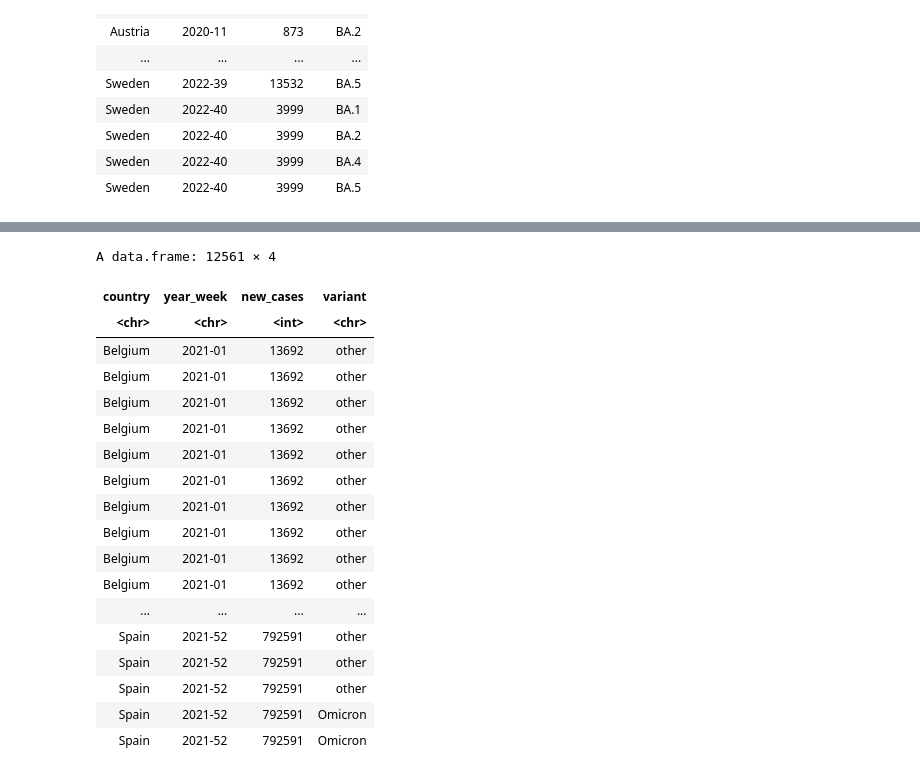
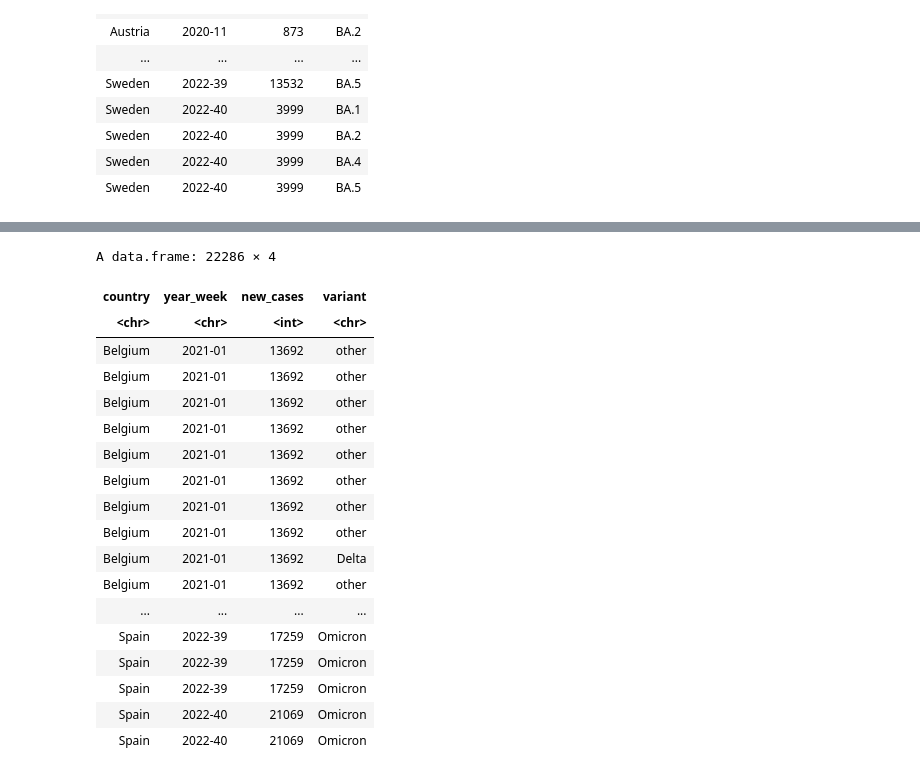
Before and after one commit to DanielHuangjiakang/Bird_Bone_Classification-DSCI100GroupProject, a Jupyter notebook: Data sci 100 group_128.ipynb, the cells around one changed output, grey strips where cells are left out. Saved outputs shown, nothing was run; the diff lists cells and outputs as text; code cells hidden in the pictures.

```diff
--- a/Data sci 100 group_128.ipynb
+++ b/Data sci 100 group_128.ipynb
@@ -75,6 +86,6 @@ A data.frame: 19467 × 4
 | Sweden | 2022-40 | 3999 | BA.5 |
 # %%
 covid_data_step2 <- covid_data_step0 |>
-     filter(substr(year_week, 1, 4) == "2021")
+     filter(substr(year_week, 1, 4) == "2021" | substr(year_week, 1, 4) == "2022")
 covid_data_step2
 # %% [output]
@@ -149,7 +187,10 @@ A data.frame: 12561 × 4
 # %%
 # rename the B.1.1.529, BA.1, BA.1.1, BA.2, BA.3, BA.4 and BA.5  to Omicron
+# rename the B.1.617.2 to Delta
 covid_data_step4 <- covid_data_top10 |>
      mutate(variant=ifelse(variant == "B.1.1.529" |variant == "BA.1"|variant == "BA.1.1"|variant == "BA.2"
                            |variant == "BA.3"|variant == "BA.4"|variant == "BA.5","Omicron",variant))
-covid_data_step4
+covid_data_step5 <- covid_data_step4 |>
+    mutate(variant=ifelse(variant == "B.1.617.2","Delta",variant))
+covid_data_step5
 # %% [output]
@@ -175,26 +216,26 @@ A data.frame: 12561 × 4
 # %%
 #rename the other variant into Other
-covid_data_step5 <- covid_data_step4 |>
-     mutate(variant=ifelse(variant != "Omicron","other",variant))
-covid_data_step5
+covid_data_step6 <- covid_data_step5 |>
+     mutate(variant=ifelse(variant != "Omicron" & variant != "Delta", "other",variant))
+covid_data_step6
 # %% [output]
-A data.frame: 12561 × 4
+A data.frame: 22286 × 4
 | country | year_week | new_cases | variant |
 | <chr> | <chr> | <int> | <chr> |
 | Belgium | 2021-01 | 13692 | other |
 | Belgium | 2021-01 | 13692 | other |
 | Belgium | 2021-01 | 13692 | other |
 | Belgium | 2021-01 | 13692 | other |
 | Belgium | 2021-01 | 13692 | other |
 | Belgium | 2021-01 | 13692 | other |
 | Belgium | 2021-01 | 13692 | other |
 | Belgium | 2021-01 | 13692 | other |
-| Belgium | 2021-01 | 13692 | other |
+| Belgium | 2021-01 | 13692 | Delta |
 | Belgium | 2021-01 | 13692 | other |
 | ... | ... | ... | ... |
-| Spain | 2021-52 | 792591 | other |
-| Spain | 2021-52 | 792591 | other |
-| Spain | 2021-52 | 792591 | other |
-| Spain | 2021-52 | 792591 | Omicron |
-| Spain | 2021-52 | 792591 | Omicron |
+| Spain | 2022-39 | 17259 | Omicron |
+| Spain | 2022-39 | 17259 | Omicron |
+| Spain | 2022-39 | 17259 | Omicron |
+| Spain | 2022-40 | 21069 | Omicron |
+| Spain | 2022-40 | 21069 | Omicron |
 # %%
```
Also changed, not shown: parts of 8 cells of this notebook.
